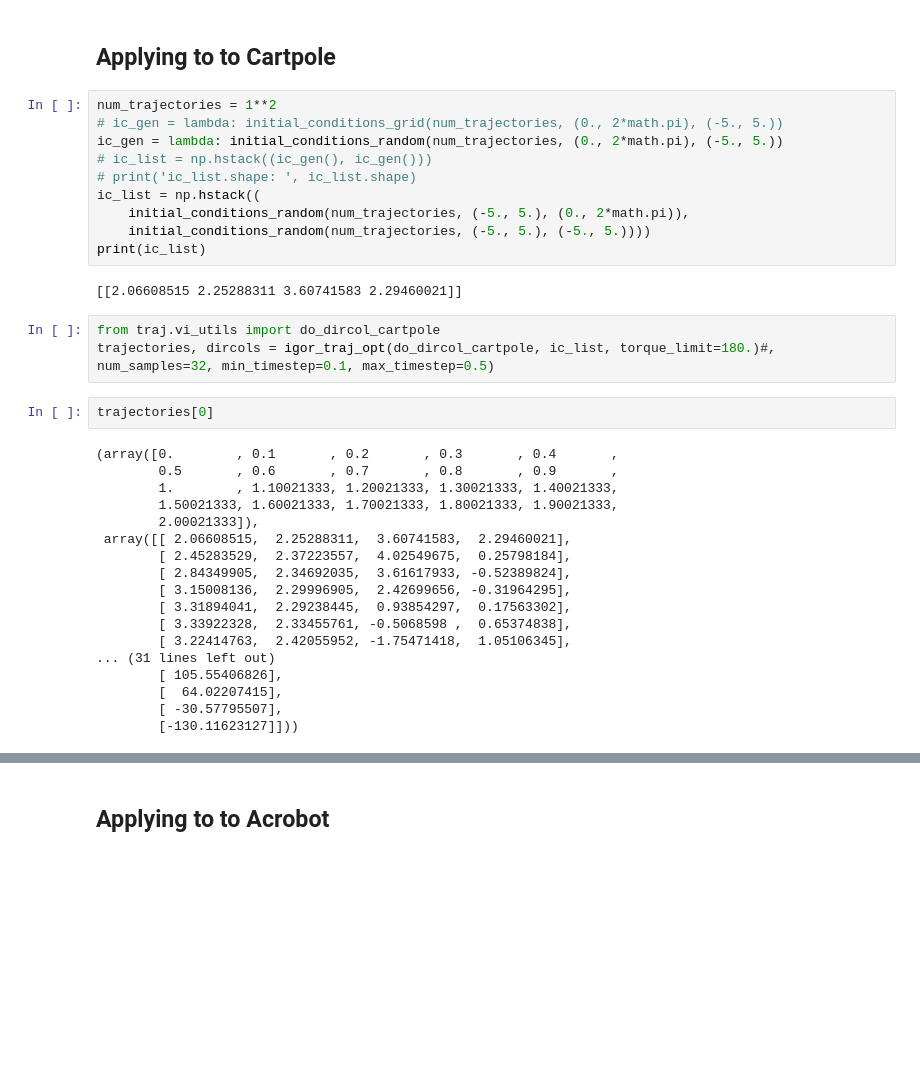
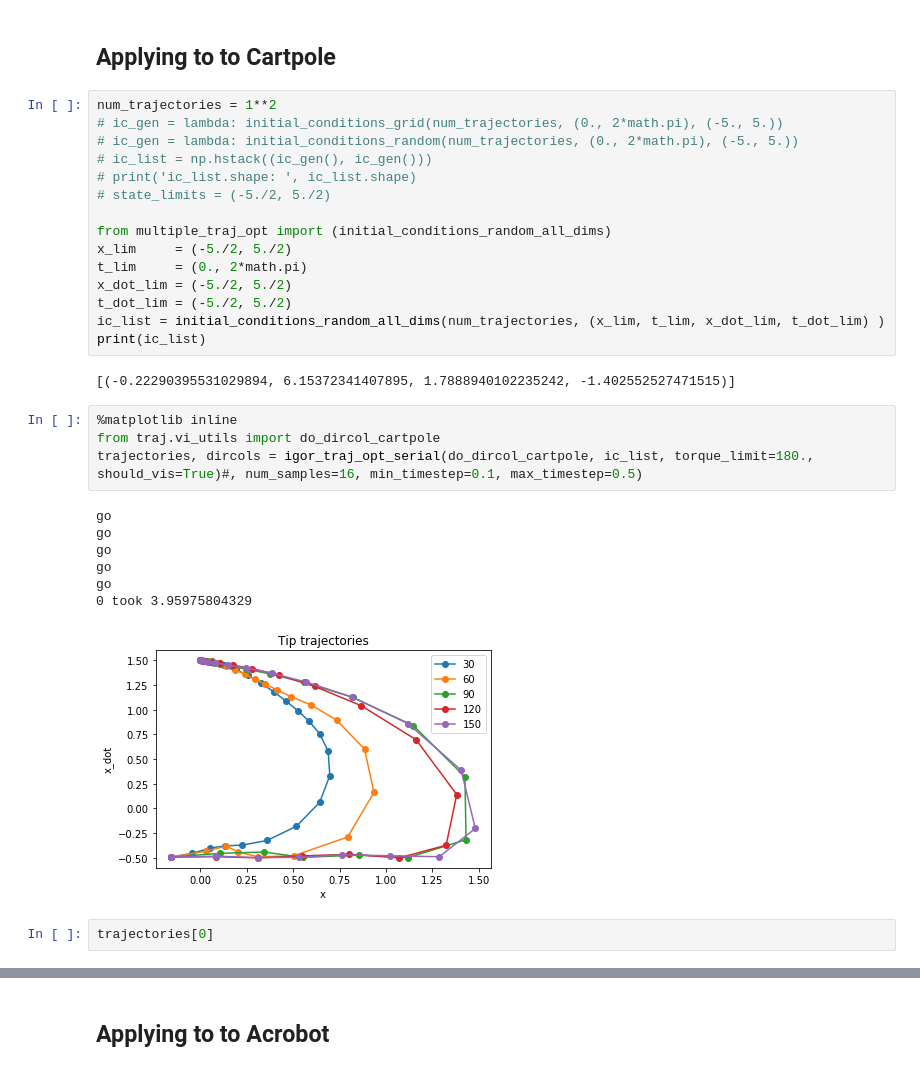
Before and after one commit to robert-verkuil/drake-pytorch, a Jupyter notebook: python/Igor's Block-Alternating Optimization.ipynb, the cells around one changed output, grey strips where cells are left out. Cells and saved outputs as stored; diff of their text form; blank space fills up the shorter version.

Commit message:
Scaling up cartpole with naive traj opt, about to parallelize and then scale cartpole

```diff
--- a/python/Igor's Block-Alternating Optimization.ipynb
+++ b/python/Igor's Block-Alternating Optimization.ipynb
@@ -91,38 +94,34 @@ truncating
 # %%
 num_trajectories = 1**2
 # ic_gen = lambda: initial_conditions_grid(num_trajectories, (0., 2*math.pi), (-5., 5.))
-ic_gen = lambda: initial_conditions_random(num_trajectories, (0., 2*math.pi), (-5., 5.))
+# ic_gen = lambda: initial_conditions_random(num_trajectories, (0., 2*math.pi), (-5., 5.))
 # ic_list = np.hstack((ic_gen(), ic_gen()))
 # print('ic_list.shape: ', ic_list.shape)
-ic_list = np.hstack((
-    initial_conditions_random(num_trajectories, (-5., 5.), (0., 2*math.pi)),
-    initial_conditions_random(num_trajectories, (-5., 5.), (-5., 5.))))
+# state_limits = (-5./2, 5./2)
+
+from multiple_traj_opt import (initial_conditions_random_all_dims)
+x_lim     = (-5./2, 5./2)
+t_lim     = (0., 2*math.pi)
+x_dot_lim = (-5./2, 5./2)
+t_dot_lim = (-5./2, 5./2)
+ic_list = initial_conditions_random_all_dims(num_trajectories, (x_lim, t_lim, x_dot_lim, t_dot_lim) )
 print(ic_list)
 # %% [output]
-[[2.06608515 2.25288311 3.60741583 2.29460021]]
+[(-0.22290395531029894, 6.15372341407895, 1.7888940102235242, -1.402552527471515)]
 # %%
+%matplotlib inline
 from traj.vi_utils import do_dircol_cartpole
-trajectories, dircols = igor_traj_opt(do_dircol_cartpole, ic_list, torque_limit=180.)#, num_samples=32, min_timestep=0.1, max_timestep=0.5)
+trajectories, dircols = igor_traj_opt_serial(do_dircol_cartpole, ic_list, torque_limit=180., should_vis=True)#, num_samples=16, min_timestep=0.1, max_timestep=0.5)
+# %% [output]
+go
+go
+go
+go
+go
+0 took 3.95975804329
+[figure, added]
 # %%
 trajectories[0]
-# %% [output]
-(array([0.        , 0.1       , 0.2       , 0.3       , 0.4       ,
-        0.5       , 0.6       , 0.7       , 0.8       , 0.9       ,
-        1.        , 1.10021333, 1.20021333, 1.30021333, 1.40021333,
-        1.50021333, 1.60021333, 1.70021333, 1.80021333, 1.90021333,
-        2.00021333]),
- array([[ 2.06608515,  2.25288311,  3.60741583,  2.29460021],
-        [ 2.45283529,  2.37223557,  4.02549675,  0.25798184],
-        [ 2.84349905,  2.34692035,  3.61617933, -0.52389824],
-        [ 3.15008136,  2.29996905,  2.42699656, -0.31964295],
-        [ 3.31894041,  2.29238445,  0.93854297,  0.17563302],
-        [ 3.33922328,  2.33455761, -0.5068598 ,  0.65374838],
-        [ 3.22414763,  2.42055952, -1.75471418,  1.05106345],
-... (31 lines left out)
-        [ 105.55406826],
-        [  64.02207415],
-        [ -30.57795507],
-        [-130.11623127]]))
 # %%
 # net = FCBIG(4, 32)
 kNetConstructor = lambda: MLP(4, 128, layer_norm=False)
```
Also changed, not shown: parts of 5 cells of this notebook, 8 other files.
